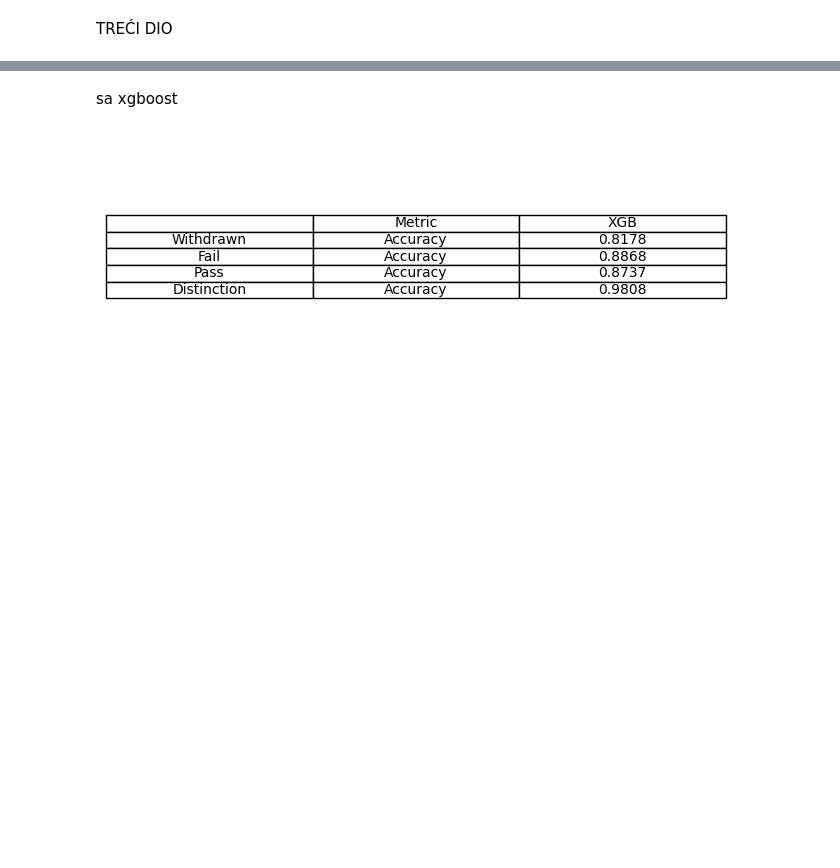
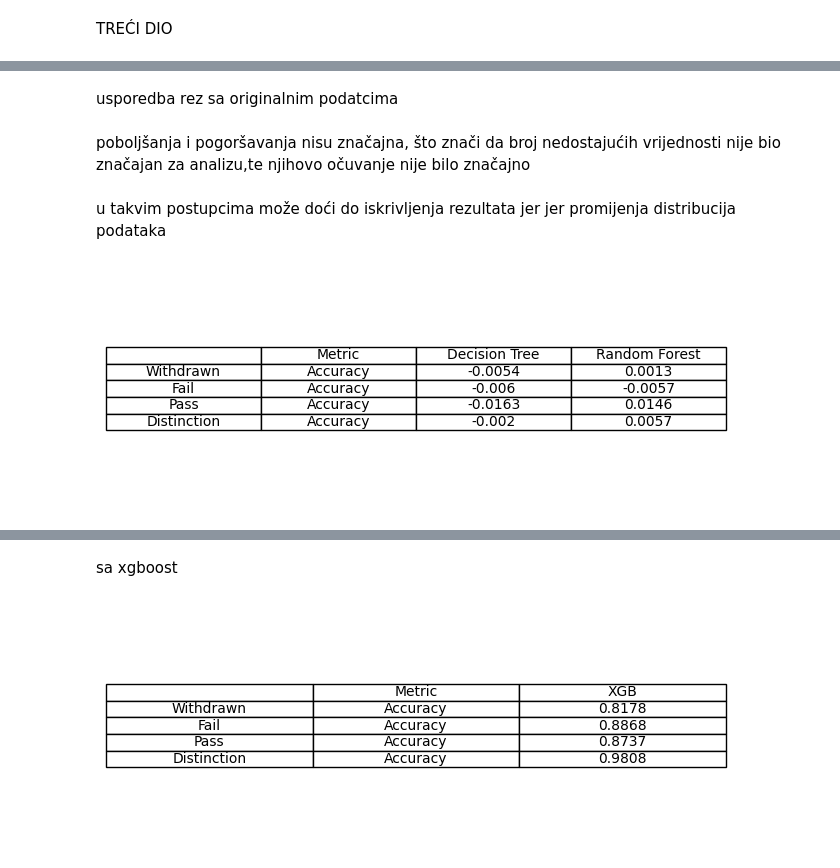
Before and after one commit to antoniamstr1/projekt-uuzop, a Jupyter notebook: treci_dio.ipynb, the cells around one changed output, grey strips where cells are left out. Cells and saved outputs as stored; diff of their text form; code cells hidden in the pictures; blank space fills up the shorter version.

```diff
--- a/treci_dio.ipynb
+++ b/treci_dio.ipynb
@@ -268 +292,31 @@ Execution time: 1.3883397579193115 seconds
+# %% [markdown]
+usporedba rez sa originalnim podatcima
+# %% [markdown]
+poboljšanja i pogoršavanja nisu značajna, što znači da broj nedostajućih vrijednosti nije bio značajan za analizu,te njihovo očuvanje nije bilo značajno
+# %% [markdown]
+u takvim postupcima može doći do iskrivljenja rezultata jer jer promijenja distribucija podataka
+# %%
+def create_comparison_table(table1, table2):
+    comparison_table = []
+    for i in range(len(table1)):
+        row = []
+        for j in range(len(table1[i])):
+            if table1[i][j] != table2[i][j]:
+                row.append(round(table2[i][j] - table1[i][j],4))
+            else:
+                row.append(table1[i][j])
+        comparison_table.append(row)
+    return comparison_table
+
+comparison_table = create_comparison_table(table3_list_original, table3_list_1)
+
+fig, ax = plt.subplots(figsize=(8, 3))
+
+ax.axis('off')
+
+table = ax.table(cellText=comparison_table, loc='center', cellLoc='center', colLabels=None)
+
+plt.show()
+# %% [output]
+[figure, added]
 # %% [markdown]
```
Also changed, not shown: parts of 30 cells of this notebook.
